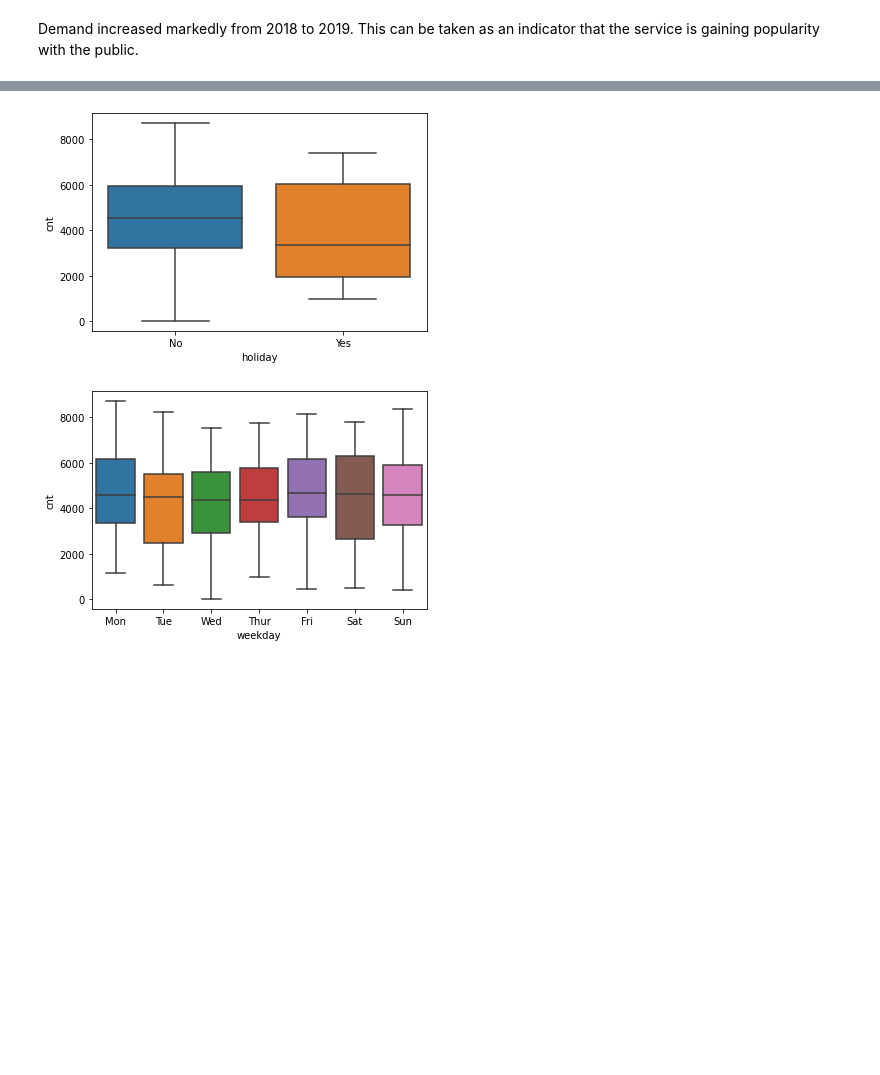
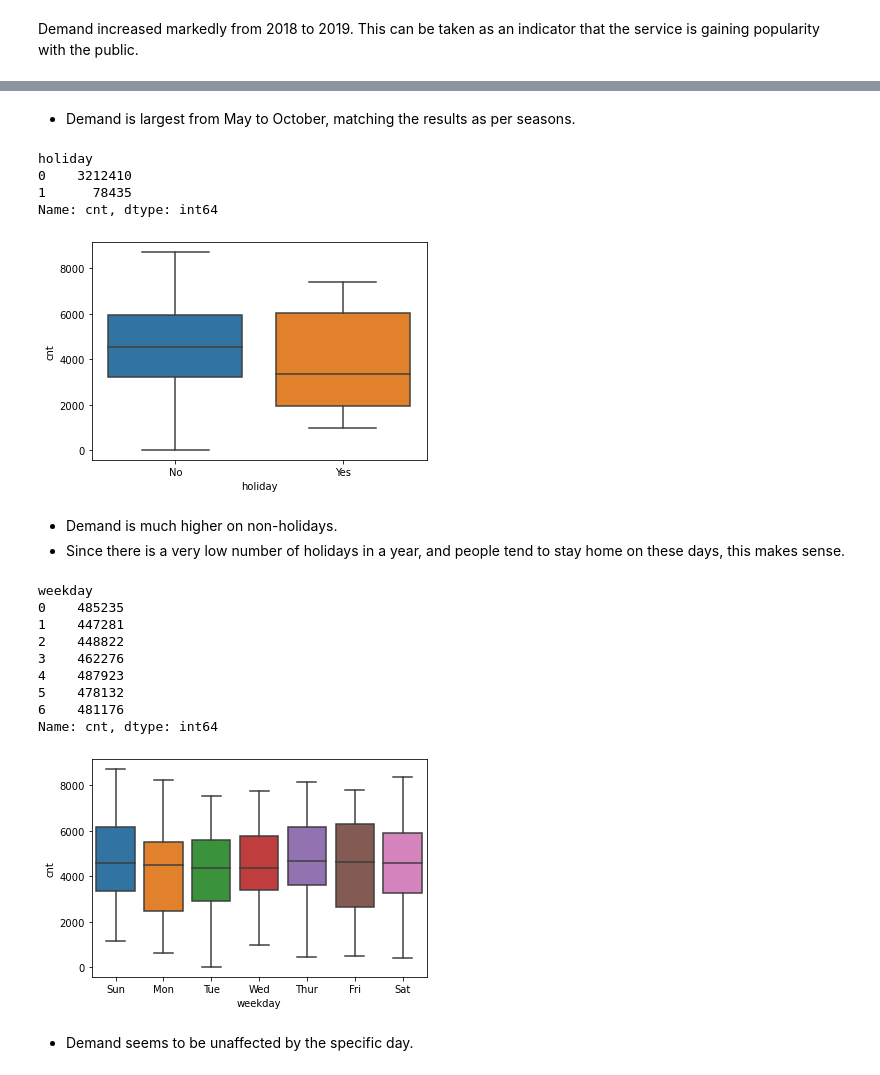
Before and after one commit to kavurisrikanth/boombikes, a Jupyter notebook: boombikes.ipynb, the cells around one changed output, grey strips where cells are left out. Cells and saved outputs as stored; diff of their text form; code cells hidden in the pictures; blank space fills up the shorter version.

```diff
--- a/boombikes.ipynb
+++ b/boombikes.ipynb
@@ -71,3 +76,6 @@ plt.show()
+# %%
+# Drop
+bikes.drop(['casual', 'registered'], axis=1, inplace=True)
 # %% [markdown]
 #### Categorical variables
 # %% [markdown]
@@ -114,12 +142,32 @@ make_boxplot('mnth', xticks=['Jan', 'Feb', 'Mar', 'Apr', 'May', 'Jun', 'Jul', 'A
 [figure]
+# %% [markdown]
+* Demand is largest from May to October, matching the results as per seasons.
 # %%
 make_boxplot('holiday', xticks=['No', 'Yes'])
 # %% [output]
+holiday
+0    3212410
+1      78435
+Name: cnt, dtype: int64
 [figure]
+# %% [markdown]
+* Demand is much higher on non-holidays.
+* Since there is a very low number of holidays in a year, and people tend to stay home on these days, this makes sense.
 # %%
-make_boxplot('weekday', xticks=['Mon', 'Tue', 'Wed', 'Thur', 'Fri', 'Sat', 'Sun'])
+make_boxplot('weekday', xticks=['Sun', 'Mon', 'Tue', 'Wed', 'Thur', 'Fri', 'Sat'])
 # %% [output]
+weekday
+0    485235
+1    447281
+2    448822
+3    462276
+4    487923
+5    478132
+6    481176
+Name: cnt, dtype: int64
-[figure, old version]
+[figure, new version]
+# %% [markdown]
+* Demand seems to be unaffected by the specific day.
 # %%
 make_boxplot('workingday', xticks=['No', 'Yes'])
 # %% [output]
```
Also changed, not shown: parts of 50 cells of this notebook.
